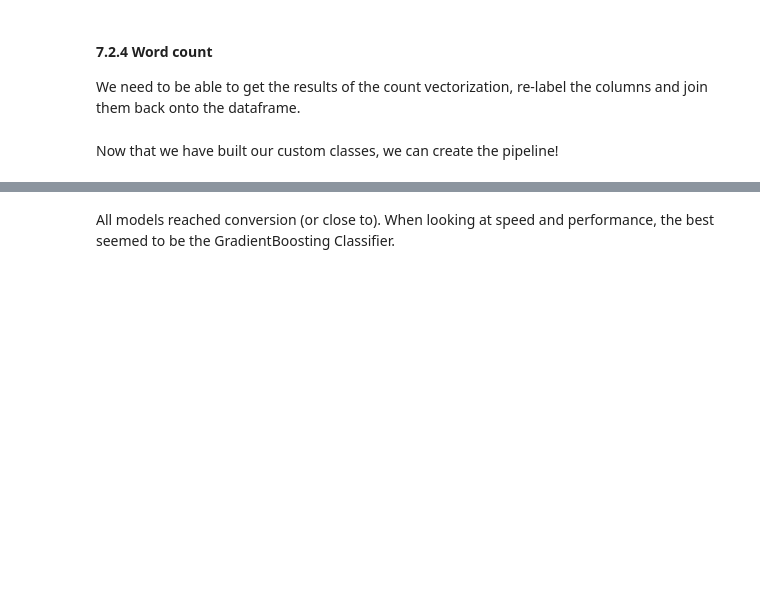
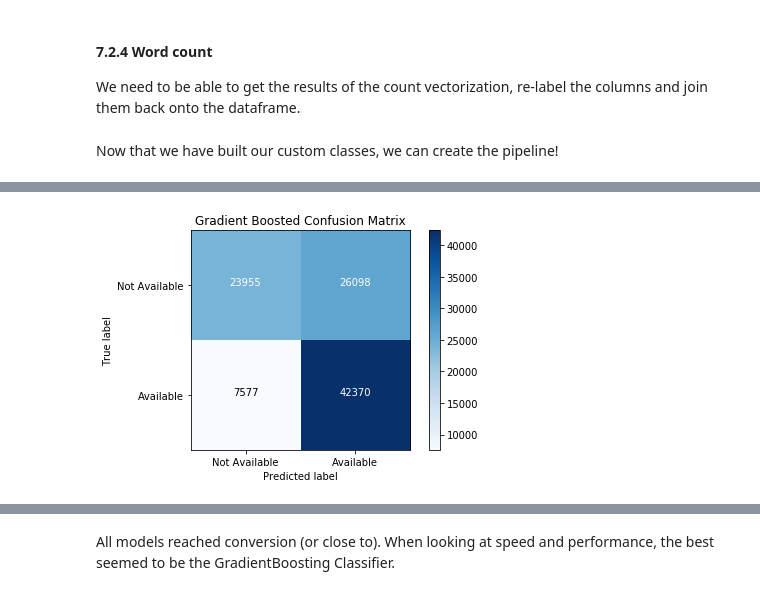
Before and after one commit to rebeccaebarnes/DSND-Project-4, a Jupyter notebook: seattle_airbnb_exploration.ipynb, the cells around one changed output, grey strips where cells are left out. Drawn from its saved outputs; the diff is of its cells as text; code cells hidden in the pictures; blank space fills up the shorter version.

```diff
--- a/seattle_airbnb_exploration.ipynb
+++ b/seattle_airbnb_exploration.ipynb
@@ -2198,0 +2248,5 @@ for clf in [clf_rf, clf_gb, clf_svc]:
+# %%
+gb_cm = confusion_matrix(y_test, gb_test_preds)
+plot_confusion_matrix(gb_cm, ['Not Available', 'Available'], "Gradient Boosted Confusion Matrix")
+# %% [output]
+[figure, added]
```
Also changed, not shown: parts of 52 cells of this notebook.
